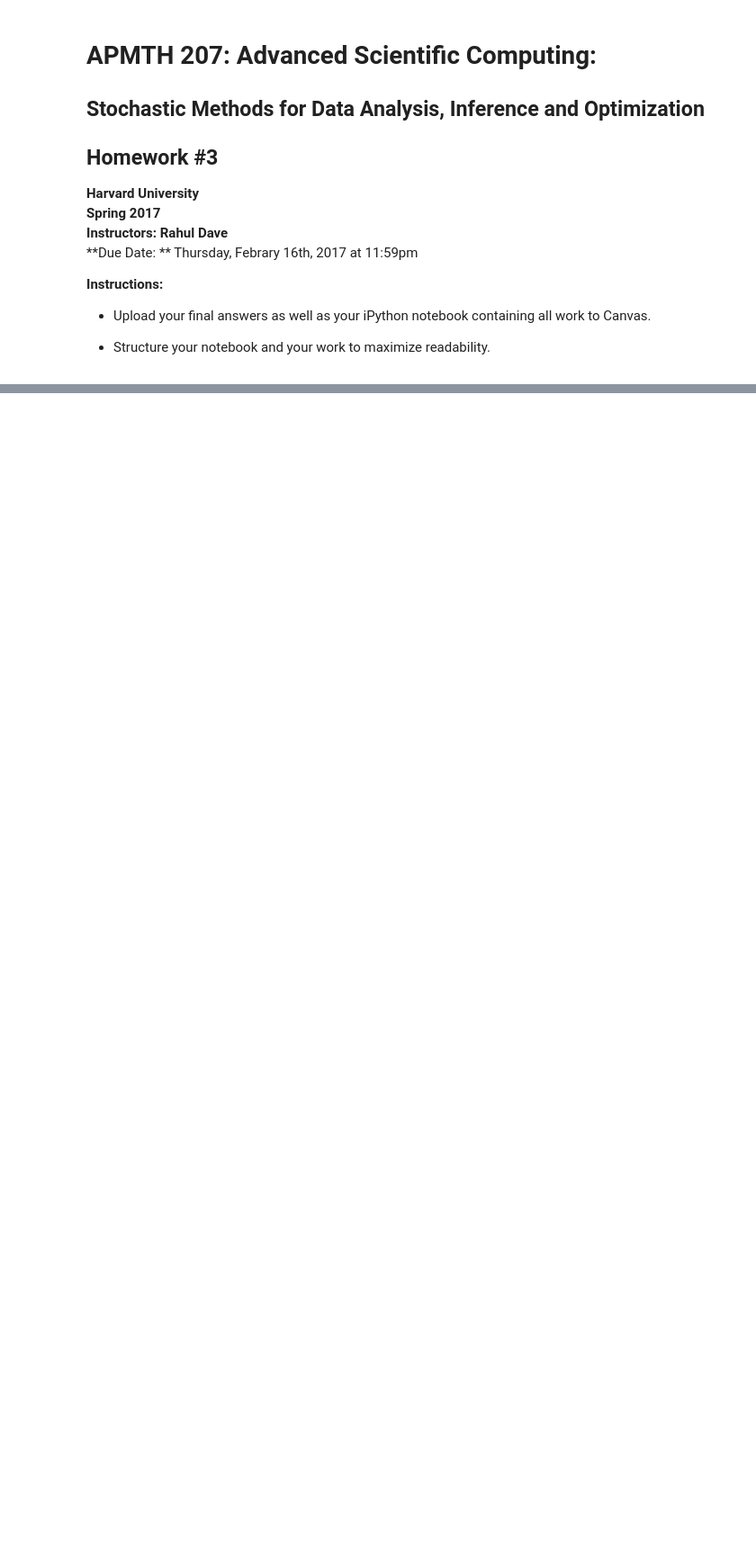
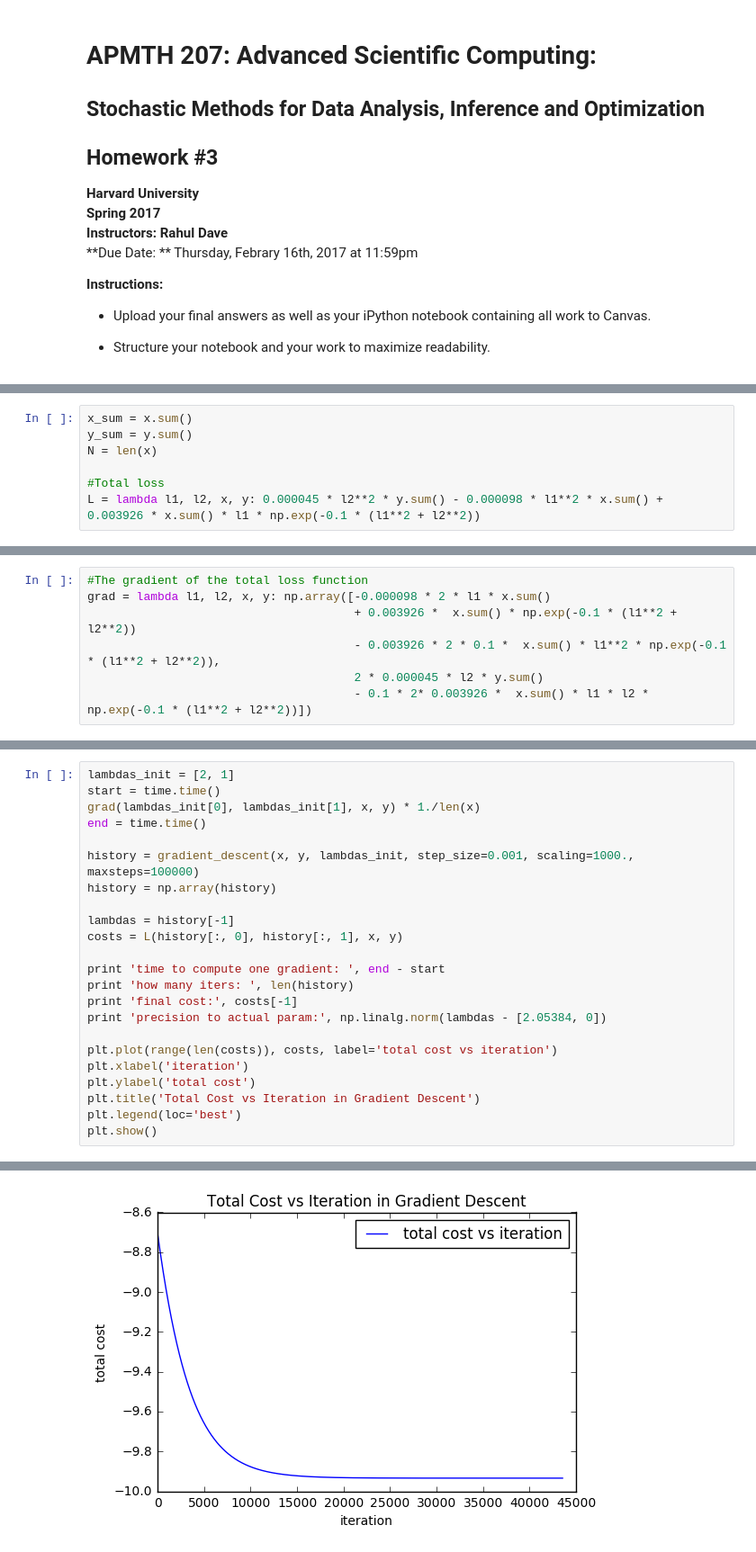
Before and after one commit to chengyeliu/2017HWs, a Jupyter notebook: HW3/AM207_HW3_Solutions.ipynb, the cells around one changed output, grey strips where cells are left out. Shown: that part at 90% size. Drawn from its saved outputs; the diff is of its cells as text; blank space fills up the shorter version.

```diff
--- a/HW3/AM207_HW3_Solutions.ipynb
+++ b/HW3/AM207_HW3_Solutions.ipynb
@@ -193,0 +102,7 @@ precision to optimal params:  0.000997364712564
+# %%
+x_sum = x.sum()
+y_sum = y.sum()
+N = len(x)
+
+#Total loss
+L = lambda l1, l2, x, y: 0.000045 * l2**2 * y.sum() - 0.000098 * l1**2 * x.sum() + 0.003926 * x.sum() * l1 * np.exp(-0.1 * (l1**2 + l2**2))
@@ -193,0 +246,7 @@ precision to optimal params:  0.000997364712564
+# %%
+#The gradient of the total loss function
+grad = lambda l1, l2, x, y: np.array([-0.000098 * 2 * l1 * x.sum()
+                                      + 0.003926 *  x.sum() * np.exp(-0.1 * (l1**2 + l2**2))
+                                      - 0.003926 * 2 * 0.1 *  x.sum() * l1**2 * np.exp(-0.1 * (l1**2 + l2**2)),
+                                      2 * 0.000045 * l2 * y.sum()
+                                      - 0.1 * 2* 0.003926 *  x.sum() * l1 * l2 * np.exp(-0.1 * (l1**2 + l2**2))])
@@ -193,0 +309,24 @@ precision to optimal params:  0.000997364712564
+# %%
+lambdas_init = [2, 1]
+start = time.time()
+grad(lambdas_init[0], lambdas_init[1], x, y) * 1./len(x)
+end = time.time()
+
+history = gradient_descent(x, y, lambdas_init, step_size=0.001, scaling=1000., maxsteps=100000)
+history = np.array(history)
+
+lambdas = history[-1]
+costs = L(history[:, 0], history[:, 1], x, y)
+
+print 'time to compute one gradient: ', end - start
+print 'how many iters: ', len(history)
+print 'final cost:', costs[-1]
+print 'precision to actual param:', np.linalg.norm(lambdas - [2.05384, 0])
+
+plt.plot(range(len(costs)), costs, label='total cost vs iteration')
+plt.xlabel('iteration')
+plt.ylabel('total cost')
+plt.title('Total Cost vs Iteration in Gradient Descent')
+plt.legend(loc='best')
+plt.show()
+# %% [output]
@@ -193,0 +337 @@ precision to optimal params:  0.000997364712564
+[figure, added]
```
Also changed, not shown: parts of 42 cells of this notebook.
